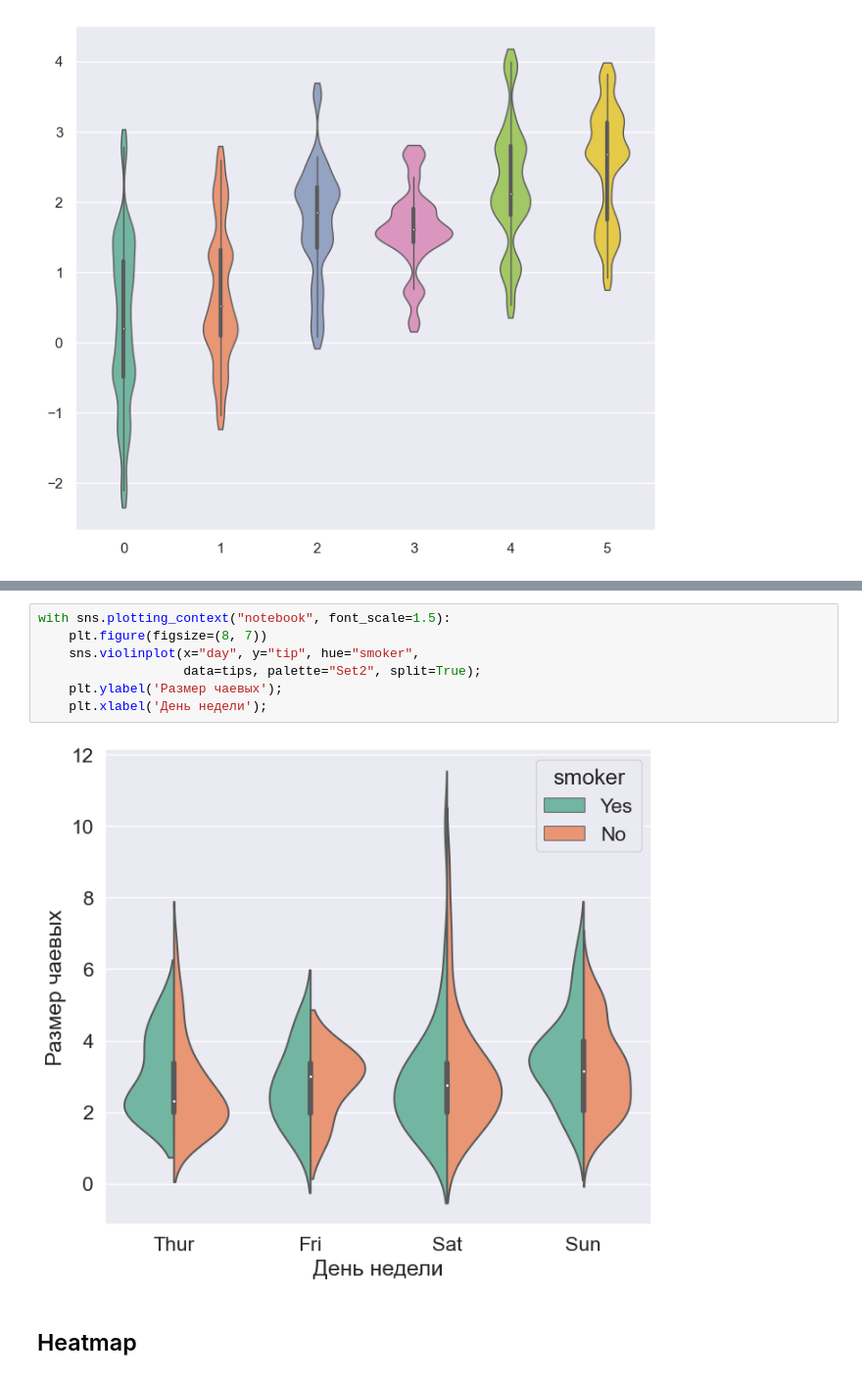
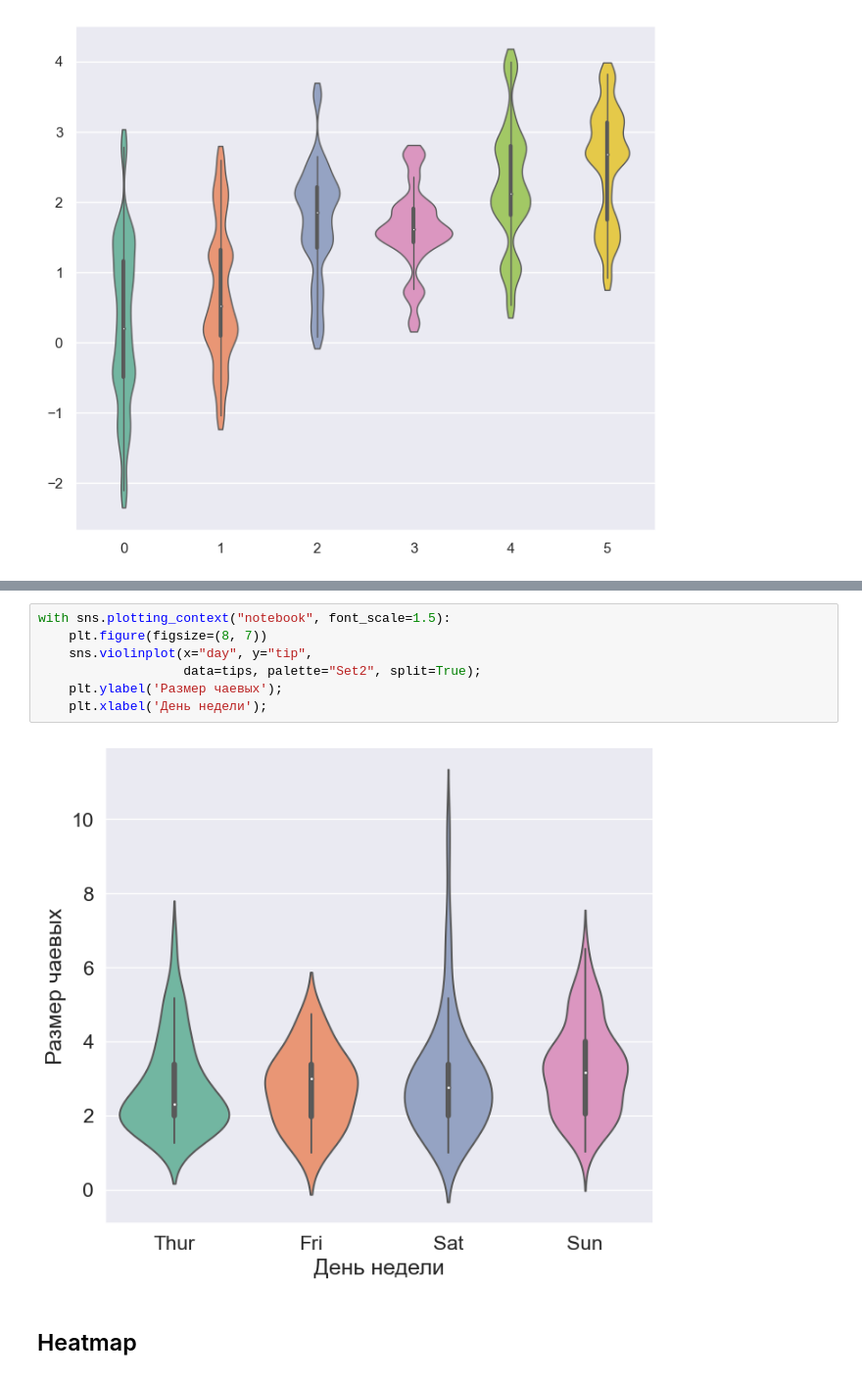
Before and after one commit to KrystynaIsakova/ICH-190424-dae, a Jupyter notebook: Lesson8.ipynb, the cells around one changed output, grey strips where cells are left out. Shown at 98% size. Saved outputs shown, nothing was run; the diff lists cells and outputs as text.

```diff
--- a/Lesson8.ipynb
+++ b/Lesson8.ipynb
@@ -312,12 +359,12 @@ sns.violinplot(data=data, palette='Set2', bw=.2, cut=1, linewidth=1);
 # %%
 with sns.plotting_context("notebook", font_scale=1.5):
     plt.figure(figsize=(8, 7))
-    sns.violinplot(x="day", y="tip", hue="smoker",
+    sns.violinplot(x="day", y="tip",
                    data=tips, palette="Set2", split=True);
     plt.ylabel('Размер чаевых');
     plt.xlabel('День недели');
 # %% [output]
-[figure, old version]
+[figure, new version]
 # %% [markdown]
 Heatmap
 --
```
Also changed, not shown: parts of 20 cells of this notebook, 5 other files.
